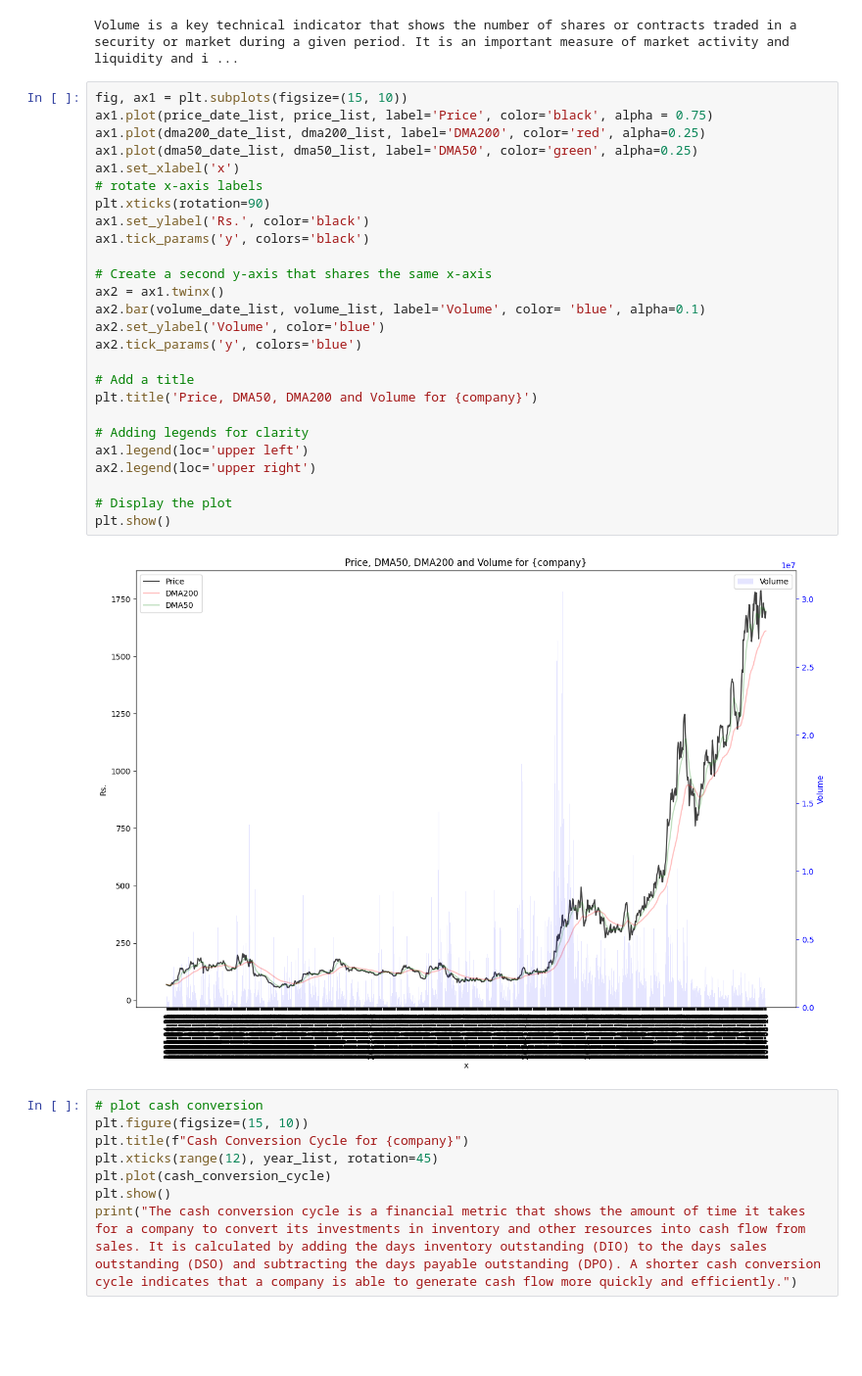
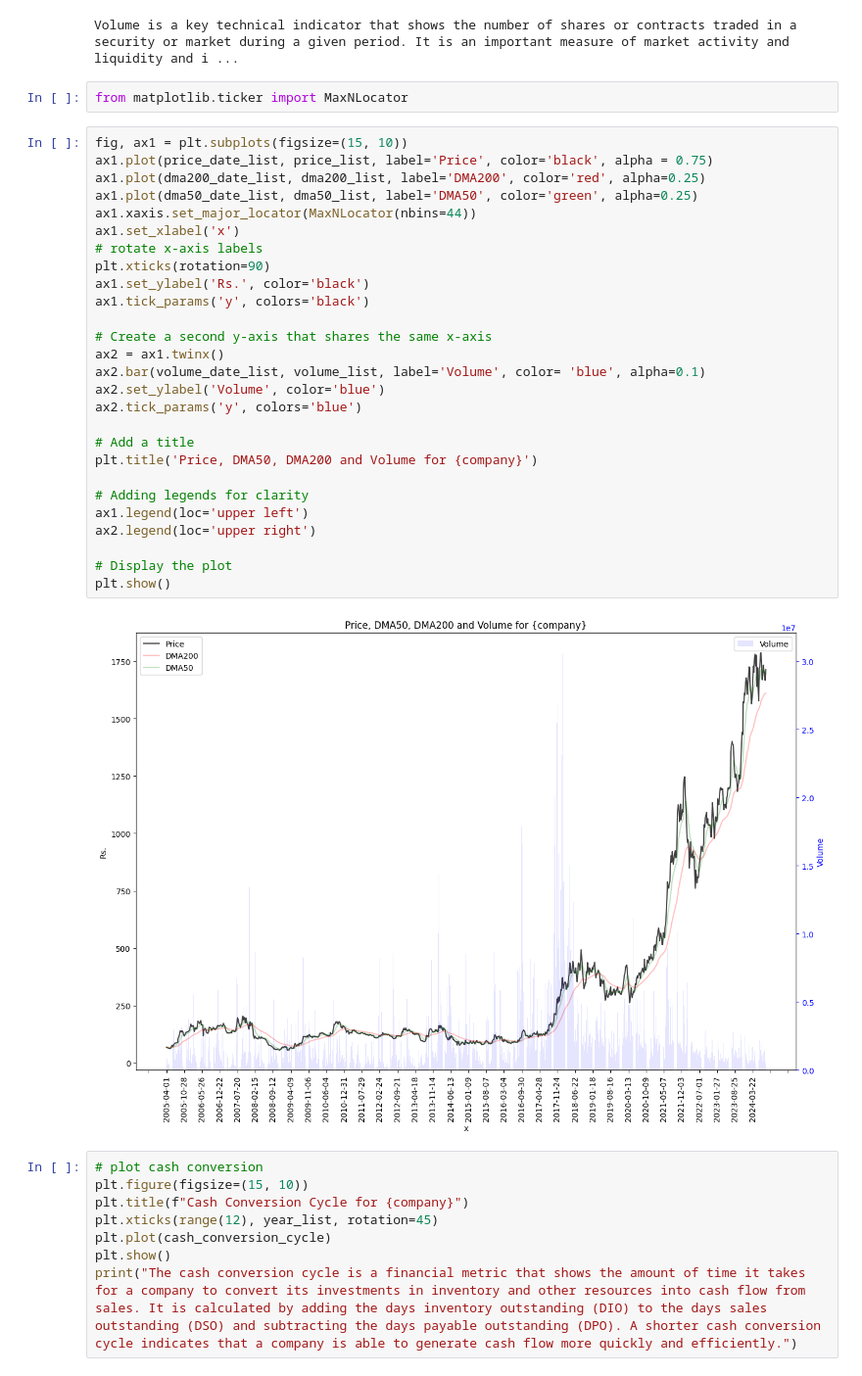
Before and after one commit to IshantSihag/Omnix-Sage, a Jupyter notebook: test.ipynb, the cells around one changed output. Shown at 98% size. Saved outputs shown, nothing was run; the diff lists cells and outputs as text; blank space fills up the shorter version.

```diff
--- a/test.ipynb
+++ b/test.ipynb
@@ -901,34 +901,37 @@ print("Volume is a key technical indicator that shows the number of shares or co
 [figure]
 <Figure size 1500x1000 with 0 Axes>
 Volume is a key technical indicator that shows the number of shares or contracts traded in a security or market during a given period. It is an important measure of market activity and liquidity and i ...
+# %%
+from matplotlib.ticker import MaxNLocator
 # %%
 fig, ax1 = plt.subplots(figsize=(15, 10))
 ax1.plot(price_date_list, price_list, label='Price', color='black', alpha = 0.75)
 ax1.plot(dma200_date_list, dma200_list, label='DMA200', color='red', alpha=0.25)
 ax1.plot(dma50_date_list, dma50_list, label='DMA50', color='green', alpha=0.25)
+ax1.xaxis.set_major_locator(MaxNLocator(nbins=44))
 ax1.set_xlabel('x')
 # rotate x-axis labels
 plt.xticks(rotation=90)
 ax1.set_ylabel('Rs.', color='black')
 ax1.tick_params('y', colors='black')
 
 # Create a second y-axis that shares the same x-axis
 ax2 = ax1.twinx()
 ax2.bar(volume_date_list, volume_list, label='Volume', color= 'blue', alpha=0.1)
 ax2.set_ylabel('Volume', color='blue')
 ax2.tick_params('y', colors='blue')
 
 # Add a title
 plt.title('Price, DMA50, DMA200 and Volume for {company}')
 
 # Adding legends for clarity
 ax1.legend(loc='upper left')
 ax2.legend(loc='upper right')
 
 # Display the plot
 plt.show()
 # %% [output]
-[figure, old version]
+[figure, new version]
 # %%
 # plot cash conversion
 plt.figure(figsize=(15, 10))
```
Also changed, not shown: parts of 12 cells of this notebook.
